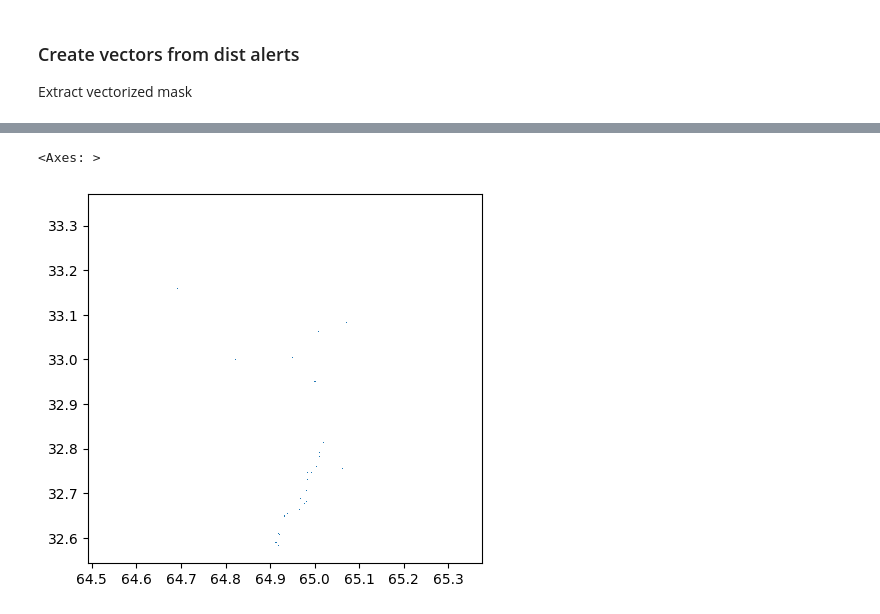
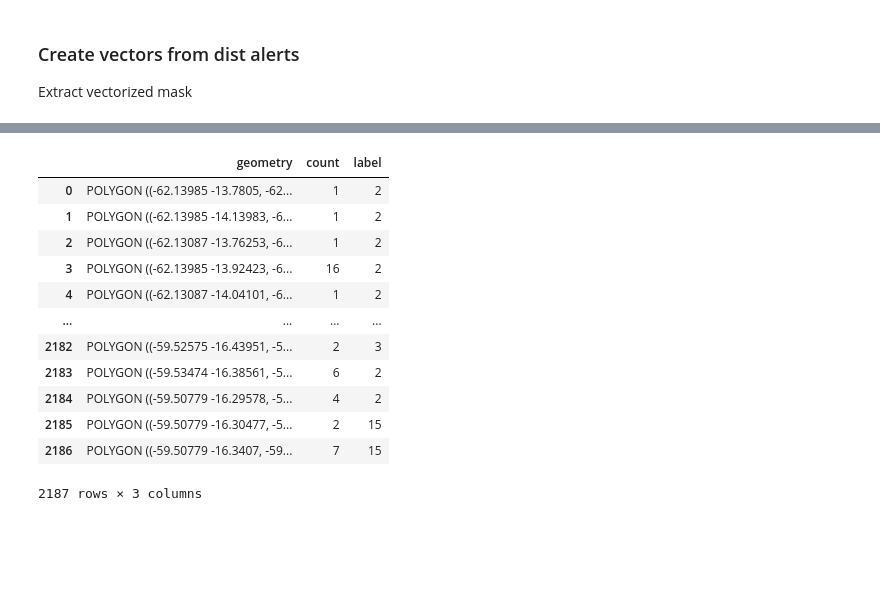
Before and after one commit to wri/project-zeno, a Jupyter notebook: nbs/07_gee_zonal_stats.ipynb, the cells around one changed output, grey strips where cells are left out. Saved outputs shown, nothing was run; the diff lists cells and outputs as text; code cells hidden in the pictures; blank space fills up the shorter version.

```diff
--- a/nbs/07_gee_zonal_stats.ipynb
+++ b/nbs/07_gee_zonal_stats.ipynb
@@ -145,5 +202,16 @@ Vectorized Features Metadata:
 # %%
-gdf.plot()
+gdf
 # %% [output]
+|  | geometry | count | label |
+| 0 | POLYGON ((-62.13985 -13.7805, -62... | 1 | 2 |
+| 1 | POLYGON ((-62.13985 -14.13983, -6... | 1 | 2 |
+| 2 | POLYGON ((-62.13087 -13.76253, -6... | 1 | 2 |
+| 3 | POLYGON ((-62.13985 -13.92423, -6... | 16 | 2 |
+| 4 | POLYGON ((-62.13087 -14.04101, -6... | 1 | 2 |
+| ... | ... | ... | ... |
+| 2182 | POLYGON ((-59.52575 -16.43951, -5... | 2 | 3 |
+| 2183 | POLYGON ((-59.53474 -16.38561, -5... | 6 | 2 |
+| 2184 | POLYGON ((-59.50779 -16.29578, -5... | 4 | 2 |
+| 2185 | POLYGON ((-59.50779 -16.30477, -5... | 2 | 15 |
+| 2186 | POLYGON ((-59.50779 -16.3407, -59... | 7 | 15 |
-<Axes: >
+2187 rows × 3 columns
-[figure, removed]
```
Also changed, not shown: parts of 9 cells of this notebook, 1 other file.
